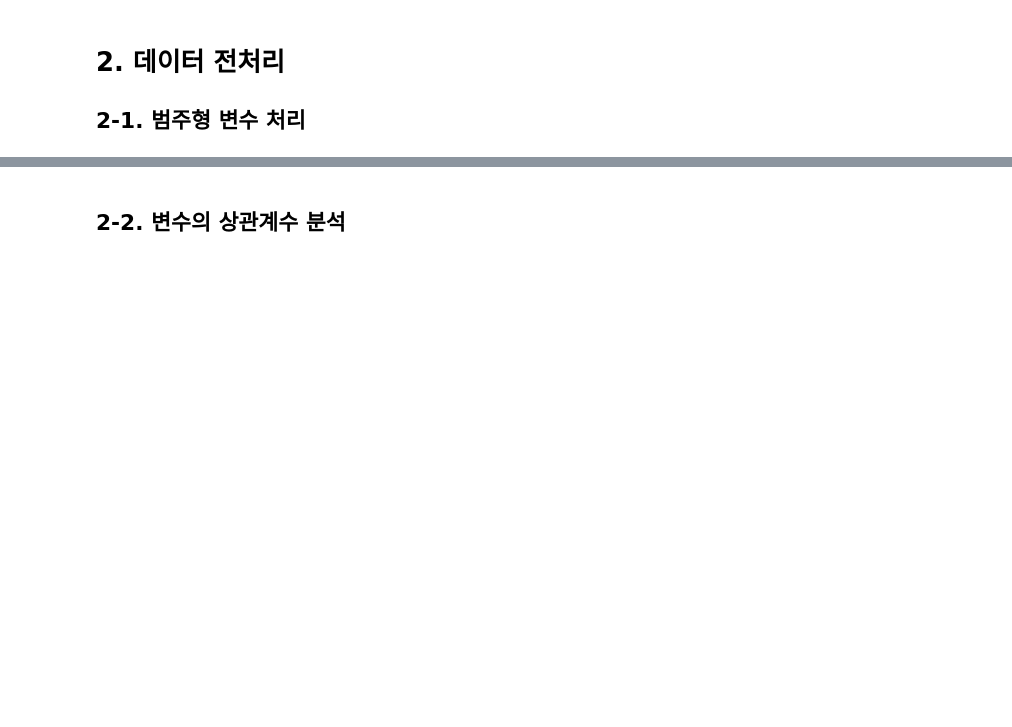
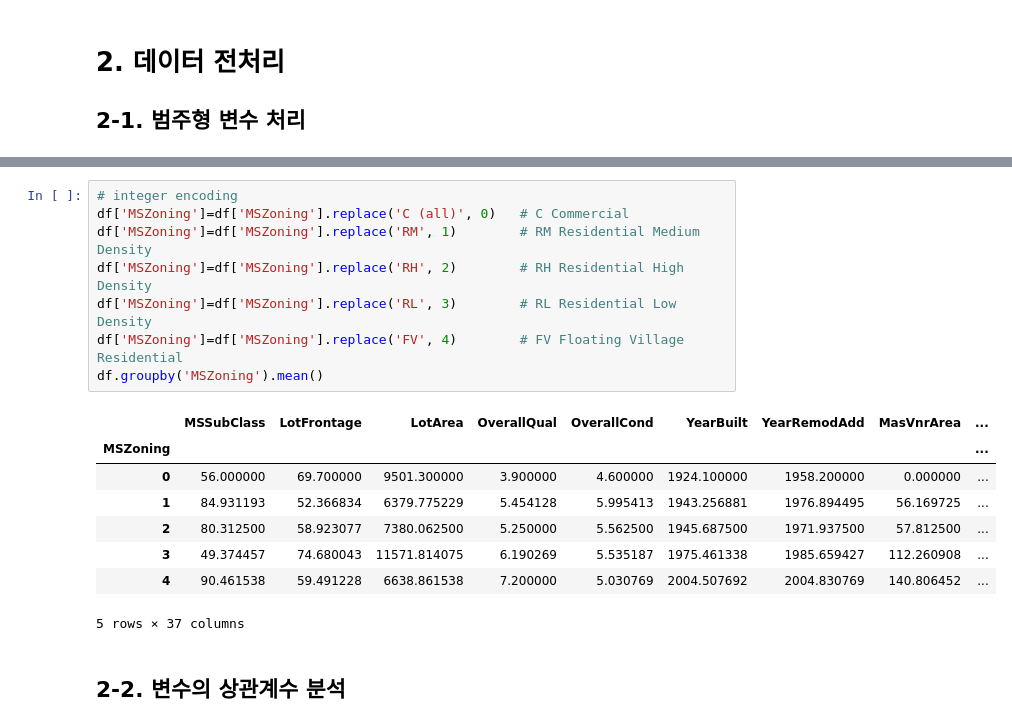
Before and after one commit to KihyoJung/AI_Studies, a Jupyter notebook: Mini_Project01_1_Template.ipynb, the cells around one changed output, grey strips where cells are left out. Saved outputs shown, nothing was run; the diff lists cells and outputs as text; blank space fills up the shorter version.

```diff
--- a/Mini_Project01_1_Template.ipynb
+++ b/Mini_Project01_1_Template.ipynb
@@ -25,2 +38,19 @@ df.head()
+# %%
+# integer encoding
+df['MSZoning']=df['MSZoning'].replace('C (all)', 0)   # C Commercial
+df['MSZoning']=df['MSZoning'].replace('RM', 1)        # RM Residential Medium Density
+df['MSZoning']=df['MSZoning'].replace('RH', 2)        # RH Residential High Density
+df['MSZoning']=df['MSZoning'].replace('RL', 3)        # RL Residential Low Density
+df['MSZoning']=df['MSZoning'].replace('FV', 4)        # FV Floating Village Residential
+df.groupby('MSZoning').mean()
+# %% [output]
+|  | MSSubClass | LotFrontage | LotArea | OverallQual | OverallCond | YearBuilt | YearRemodAdd | MasVnrArea | ... |
+| MSZoning |  |  |  |  |  |  |  |  | ... |
+| 0 | 56.000000 | 69.700000 | 9501.300000 | 3.900000 | 4.600000 | 1924.100000 | 1958.200000 | 0.000000 | ... |
+| 1 | 84.931193 | 52.366834 | 6379.775229 | 5.454128 | 5.995413 | 1943.256881 | 1976.894495 | 56.169725 | ... |
+| 2 | 80.312500 | 58.923077 | 7380.062500 | 5.250000 | 5.562500 | 1945.687500 | 1971.937500 | 57.812500 | ... |
+| 3 | 49.374457 | 74.680043 | 11571.814075 | 6.190269 | 5.535187 | 1975.461338 | 1985.659427 | 112.260908 | ... |
+| 4 | 90.461538 | 59.491228 | 6638.861538 | 7.200000 | 5.030769 | 2004.507692 | 2004.830769 | 140.806452 | ... |
+5 rows × 37 columns
 # %% [markdown]
 ## 2-2. 변수의 상관계수 분석
```
Also changed, not shown: parts of 10 cells of this notebook.
